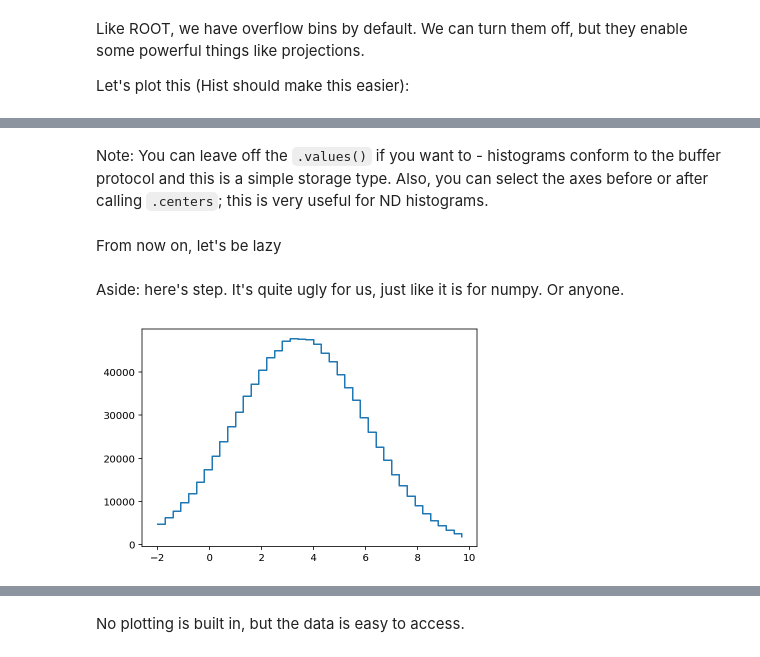
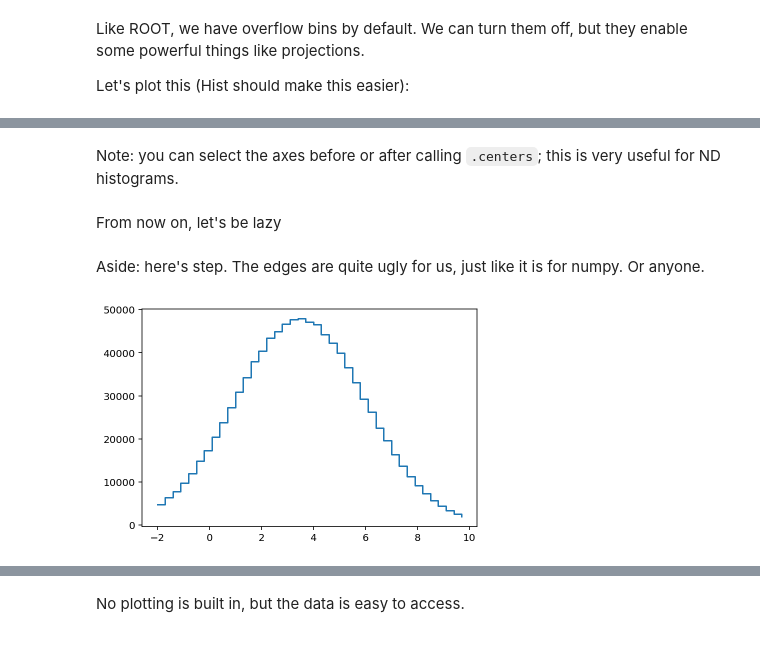
Before and after one commit to scikit-hep/boost-histogram, a Jupyter notebook: notebooks/BoostHistogramHandsOn.ipynb, the cells around one changed output, grey strips where cells are left out. Saved outputs shown, nothing was run; the diff lists cells and outputs as text; code cells hidden in the pictures.

```diff
--- a/notebooks/BoostHistogramHandsOn.ipynb
+++ b/notebooks/BoostHistogramHandsOn.ipynb
@@ -47,12 +47,12 @@ plt.bar(hist1.axes[0].centers, hist1.values(), width=hist1.axes[0].widths);
 # %% [markdown]
-Note: You can leave off the `.values()` if you want to - histograms conform to the buffer protocol and this is a simple storage type. Also, you can select the axes before or after calling `.centers`; this is very useful for ND histograms.
+Note: you can select the axes before or after calling `.centers`; this is very useful for ND histograms.
 # %% [markdown]
 From now on, let's be lazy
 # %%
 plothist = lambda h: plt.bar(*h.axes.centers, h.values(), width=h.axes.widths[0]);
 # %% [markdown]
-Aside: here's step. It's quite ugly for us, just like it is for numpy. Or anyone.
+Aside: here's step.  The edges are quite ugly for us, just like it is for numpy. Or anyone.
 # %%
-plt.step(hist1.axes[0].edges[:-1], hist1, where="post");
+plt.step(hist1.axes[0].edges[:-1], hist1.values(), where="post");
 # %% [output]
-[figure, old version]
+[figure, new version]
```
Also changed, not shown: parts of 18 cells of this notebook, 1 other file.
